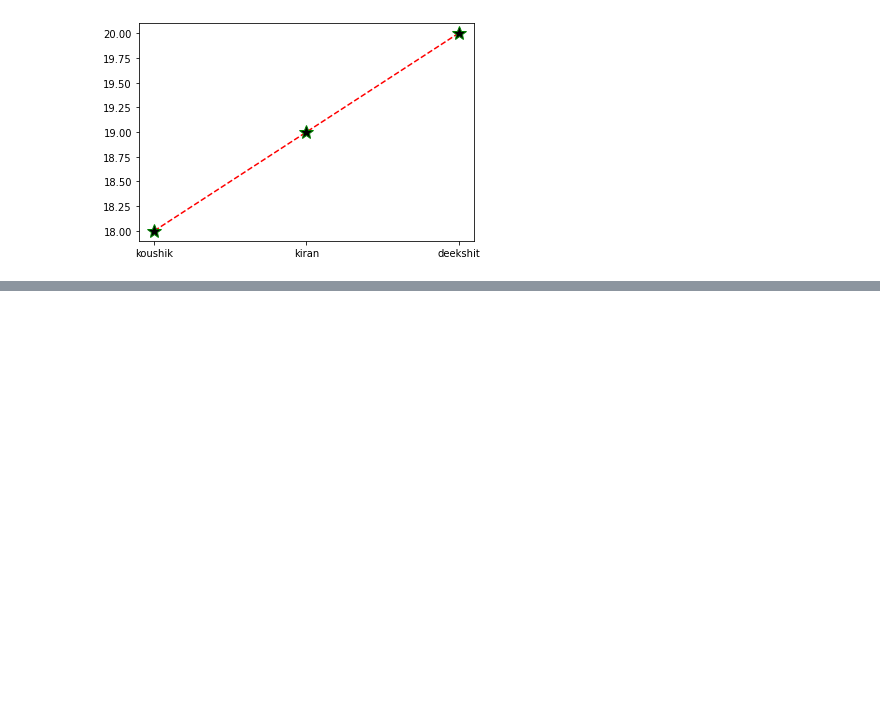
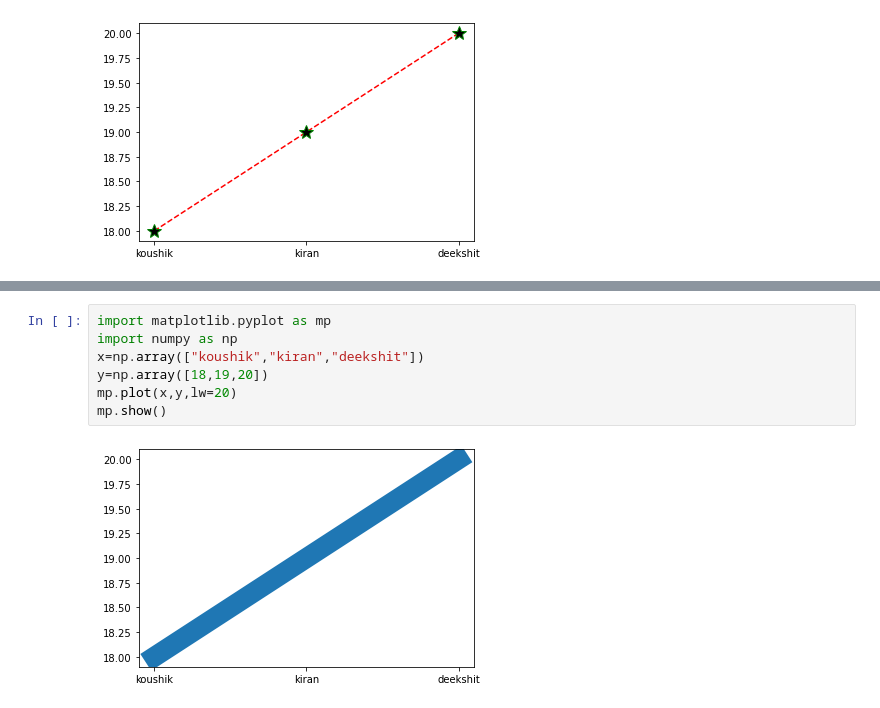
Before and after one commit to suryakiran23/PYTHON, a Jupyter notebook: Python_(1012).ipynb, the cells around one changed output, grey strips where cells are left out. Drawn from its saved outputs; the diff is of its cells as text; blank space fills up the shorter version.

```diff
--- a/Python_(1012).ipynb
+++ b/Python_(1012).ipynb
@@ -2547,0 +2557,9 @@ mp.show()
+# %%
+import matplotlib.pyplot as mp
+import numpy as np
+x=np.array(["koushik","kiran","deekshit"])
+y=np.array([18,19,20])
+mp.plot(x,y,lw=20)
+mp.show()
+# %% [output]
+[figure, added]
```
Also changed, not shown: parts of 17 cells of this notebook.
